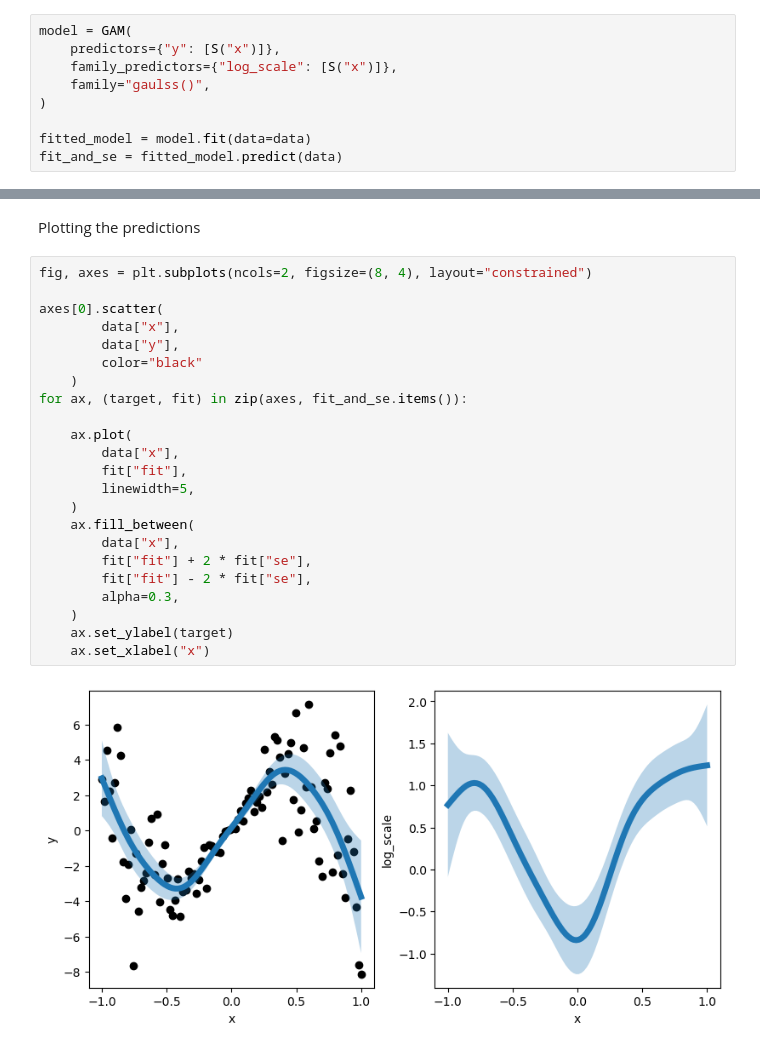
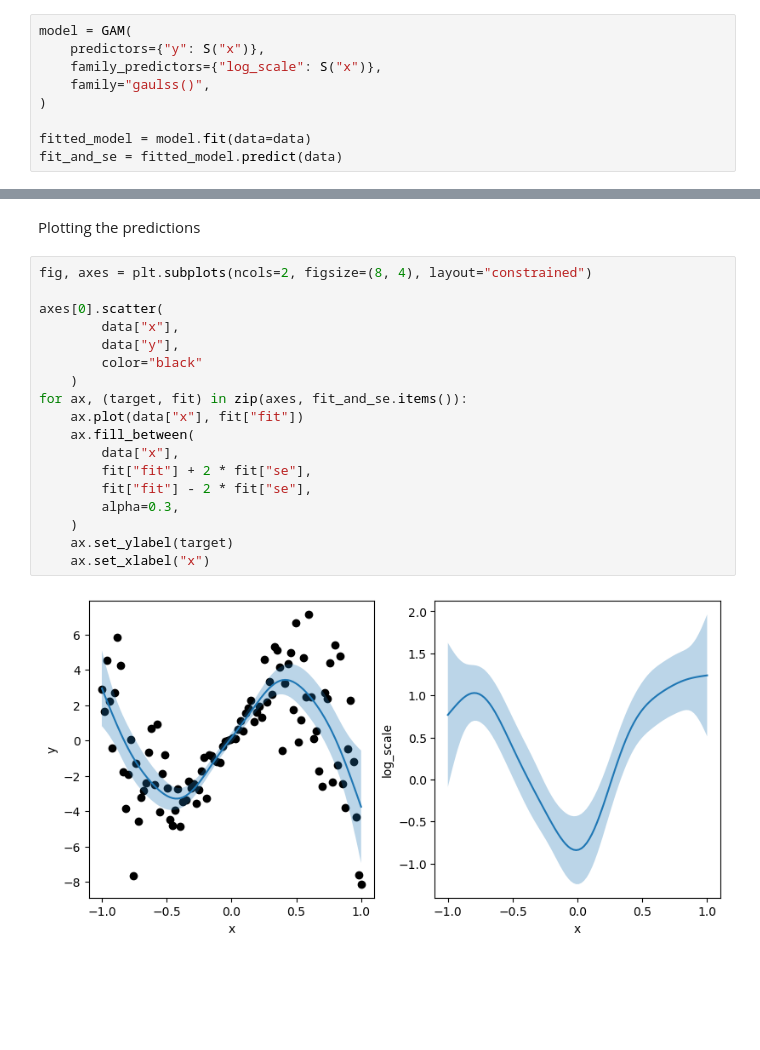
Before and after one commit to danielward27/pymgcv, a Jupyter notebook: docs/examples/gamlss.ipynb, the cells around one changed output, grey strips where cells are left out. Cells and saved outputs as stored; diff of their text form; blank space fills up the shorter version.

```diff
--- a/docs/examples/gamlss.ipynb
+++ b/docs/examples/gamlss.ipynb
@@ -24,8 +24,8 @@ data = pd.DataFrame({
 We use the "gaulss()" family, which supports modelling the log standard deviation
 # %%
 model = GAM(
-    predictors={"y": [S("x")]},
-    family_predictors={"log_scale": [S("x")]},
+    predictors={"y": S("x")},
+    family_predictors={"log_scale": S("x")},
     family="gaulss()",
 )
 
@@ -47,25 +47,20 @@ Plotting the predictions
 # %%
 fig, axes = plt.subplots(ncols=2, figsize=(8, 4), layout="constrained")
 
 axes[0].scatter(
         data["x"],
         data["y"],
         color="black"
     )
 for ax, (target, fit) in zip(axes, fit_and_se.items()):
-
-    ax.plot(
-        data["x"],
-        fit["fit"],
-        linewidth=5,
-    )
+    ax.plot(data["x"], fit["fit"])
     ax.fill_between(
         data["x"],
         fit["fit"] + 2 * fit["se"],
         fit["fit"] - 2 * fit["se"],
         alpha=0.3,
     )
     ax.set_ylabel(target)
     ax.set_xlabel("x")
 # %% [output]
-[figure, old version]
+[figure, new version]
```
Also changed, not shown: 6 other files.
